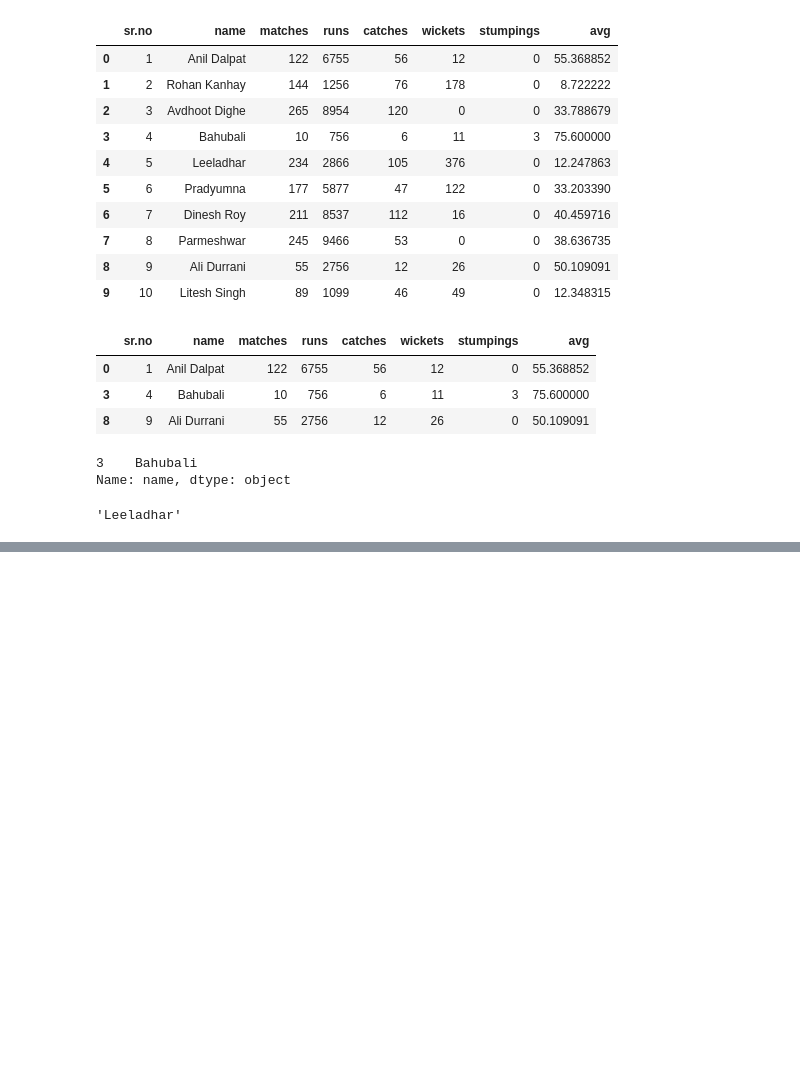
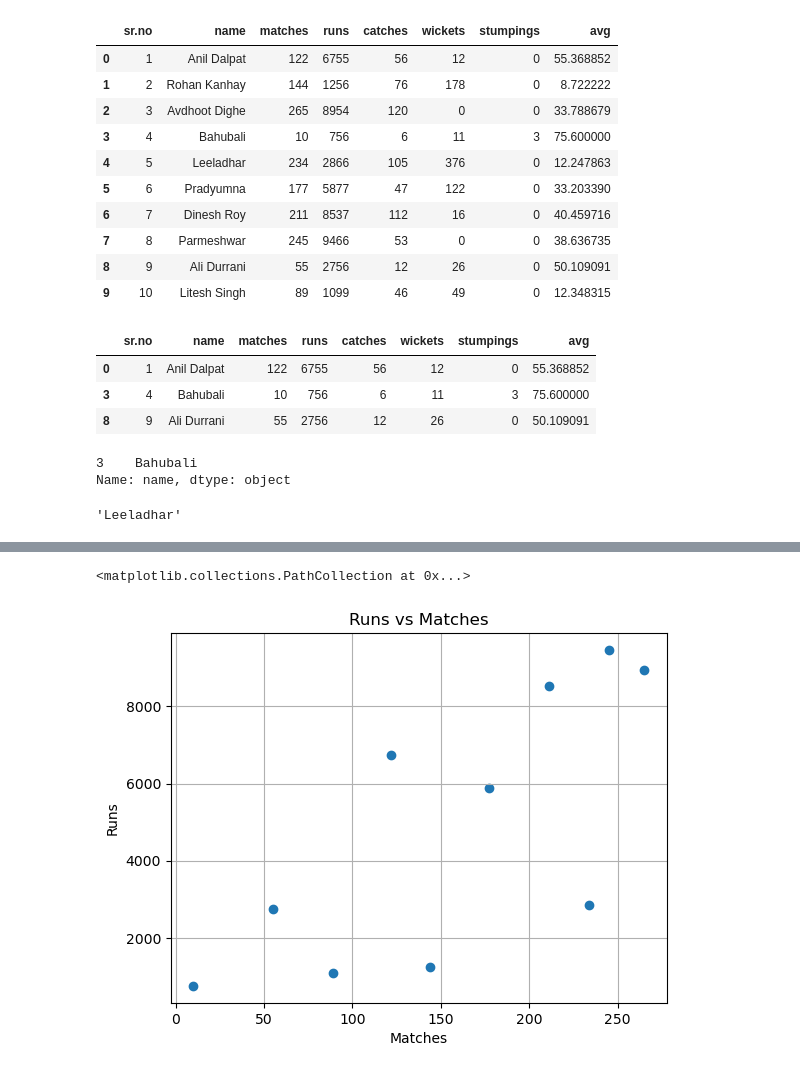
Before and after one commit to rkpun/Python-AI-code-CDAC, a Jupyter notebook: Assignment02.ipynb, the cells around one changed output, grey strips where cells are left out. Drawn from its saved outputs; the diff is of its cells as text; code cells hidden in the pictures; blank space fills up the shorter version.

```diff
--- a/Assignment02.ipynb
+++ b/Assignment02.ipynb
@@ -198,3 +198,6 @@ dfc_b['name'].iloc[0]
 'Leeladhar'
 # %%
 # Question 9, 10 Not Clear
+# %%
+dfc['catch_ratio']= dfc['catches']/dfc['matches']
+dfc
@@ -200,0 +229,9 @@ dfc_b['name'].iloc[0]
+# %%
+plt.title('Runs vs Matches')
+plt.grid()
+plt.xlabel('Matches')
+plt.ylabel('Runs')
+plt.scatter(dfc['matches'],dfc['runs'])
+# %% [output]
+<matplotlib.collections.PathCollection at 0x...>
+[figure, added]
```
Also changed, not shown: parts of 6 cells of this notebook.
